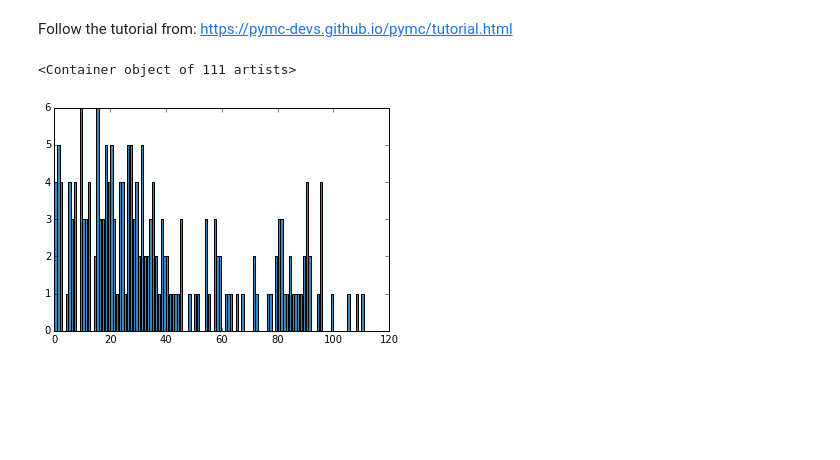
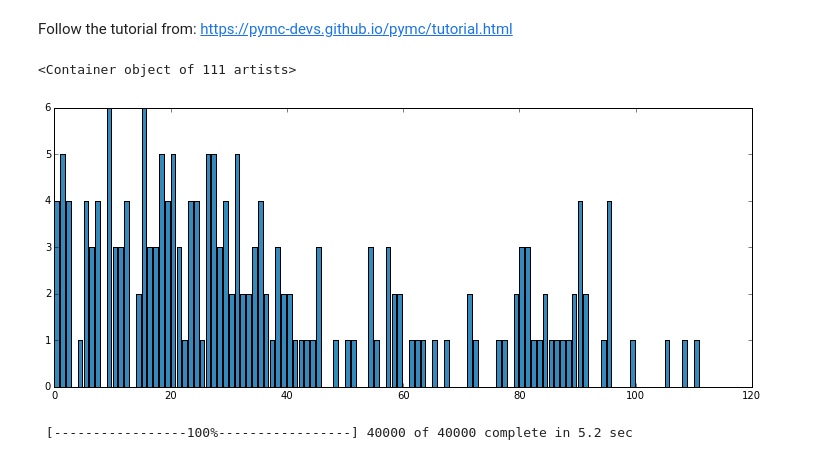
Before and after one commit to klangner/notebooks, a Jupyter notebook: stats/pyMC sandbox.ipynb, the cells around one changed output. Drawn from its saved outputs; the diff is of its cells as text; code cells hidden in the pictures; blank space fills up the shorter version.

Commit message:
Sample pyMC notebook with example

```diff
--- a/stats/pyMC sandbox.ipynb
+++ b/stats/pyMC sandbox.ipynb
@@ -10,5 +11,5 @@ import matplotlib.pyplot as plt
 # %%
-disasters =   \
+disasters_array =   \
      np.array([ 4, 5, 4, 0, 1, 4, 3, 4, 0, 6, 3, 3, 4, 0, 2, 6,
                    3, 3, 5, 4, 5, 3, 1, 4, 4, 1, 5, 5, 3, 4, 2, 5,
                    2, 2, 3, 4, 2, 1, 3, 2, 2, 1, 1, 1, 1, 3, 0, 0,
@@ -16,9 +17,11 @@ disasters =   \
                    0, 1, 0, 1, 0, 0, 0, 2, 1, 0, 0, 0, 1, 1, 0, 2,
                    3, 3, 1, 1, 2, 1, 1, 1, 1, 2, 4, 2, 0, 0, 1, 4,
                    0, 0, 0, 1, 0, 0, 0, 0, 0, 1, 0, 0, 1, 0, 1])
+disasters_count = len(disasters_array)
 # %%
-plt.bar(np.arange(len(disasters)), disasters, color="#348ABD")
+figsize(12.5, 5)
+plt.bar(np.arange(disasters_count), disasters_array, color="#348ABD")
 # %% [output]
 <Container object of 111 artists>
-[figure, old version]
+[figure, new version]
 # %%
@@ -38,0 +45,5 @@ pm.DiscreteUniform??
+# %%
+mcmc = pm.MCMC(model)
+mcmc.sample(40000, 10000, 1)
+# %% [output]
+ [-----------------100%-----------------] 40000 of 40000 complete in 5.2 sec
```
Also changed, not shown: parts of 11 cells of this notebook.
